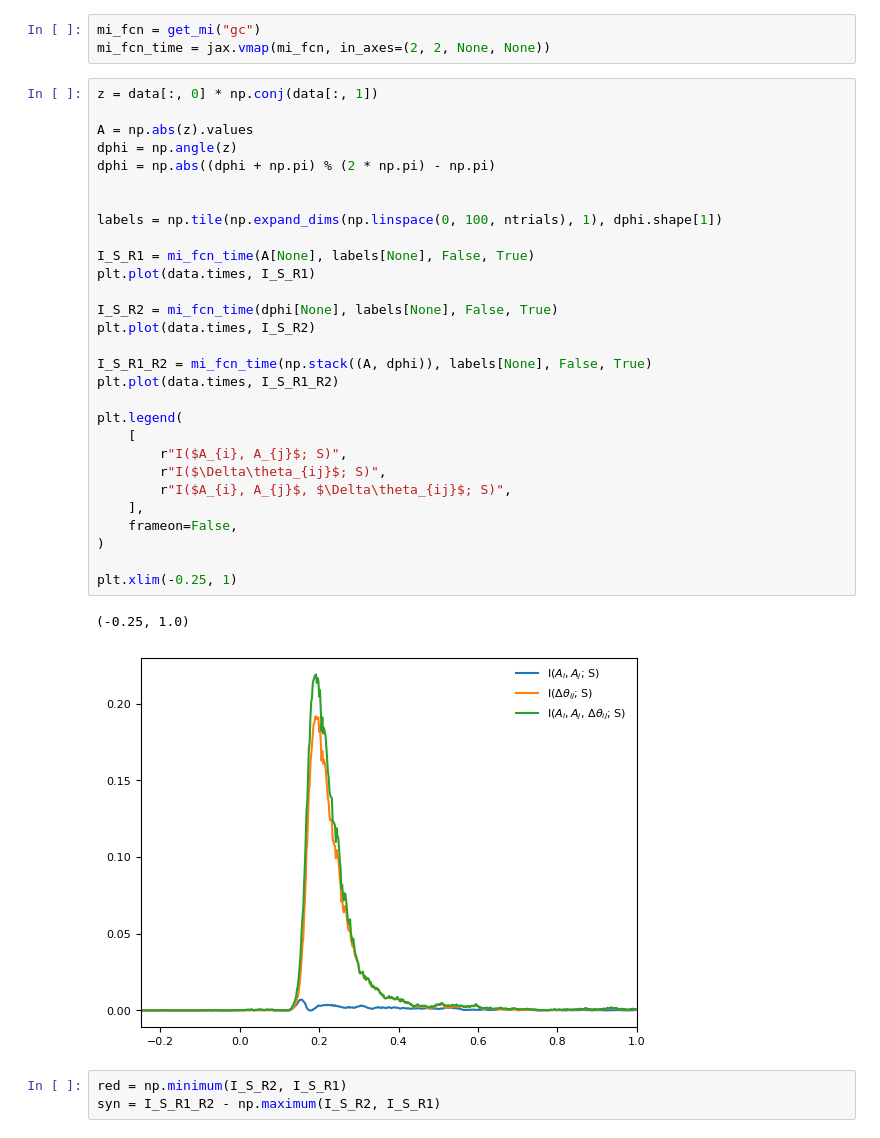
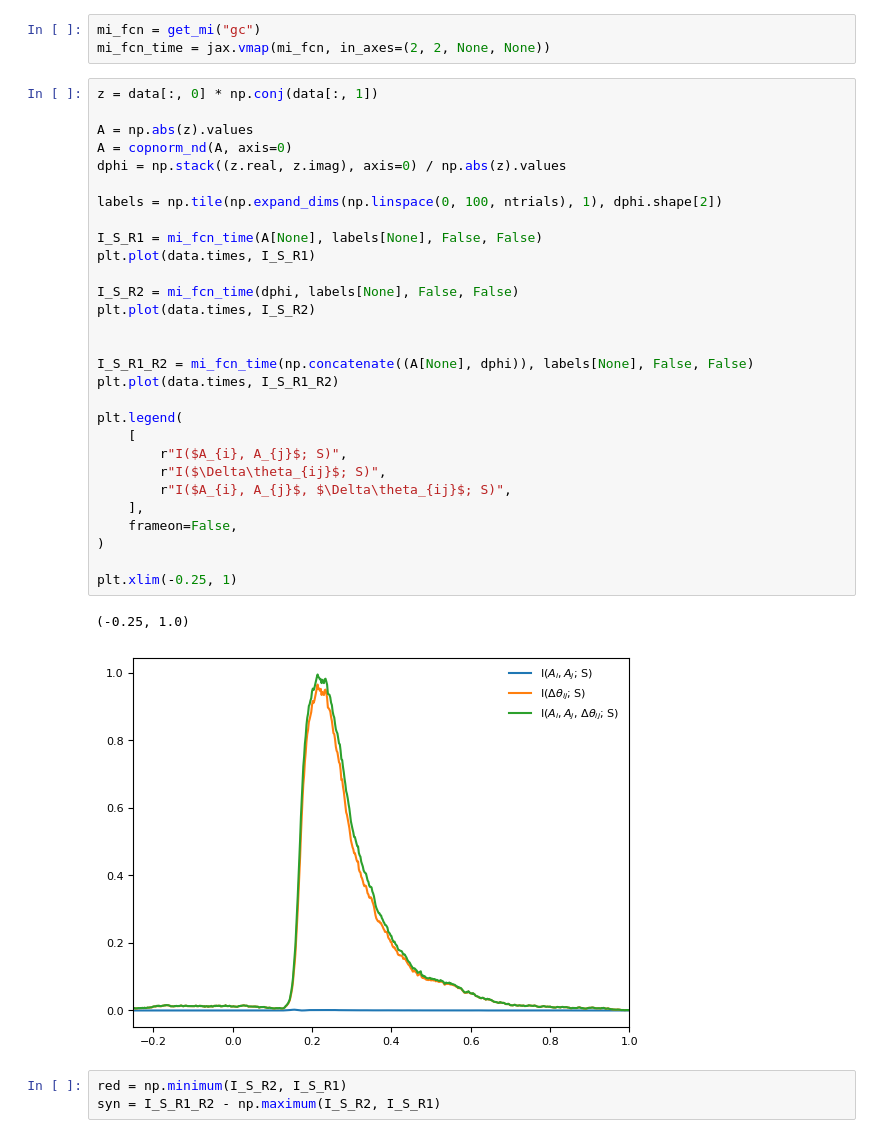
Before and after one commit to brainets/neopid, a Jupyter notebook: notebooks/Figure3.ipynb, the cells around one changed output. Cells and saved outputs as stored; diff of their text form.

```diff
--- a/notebooks/Figure3.ipynb
+++ b/notebooks/Figure3.ipynb
@@ -100,35 +100,35 @@ mi_fcn_time = jax.vmap(mi_fcn, in_axes=(2, 2, None, None))
 # %%
 z = data[:, 0] * np.conj(data[:, 1])
 
 A = np.abs(z).values
-dphi = np.angle(z)
-dphi = np.abs((dphi + np.pi) % (2 * np.pi) - np.pi)
+A = copnorm_nd(A, axis=0)
+dphi = np.stack((z.real, z.imag), axis=0) / np.abs(z).values
+
+labels = np.tile(np.expand_dims(np.linspace(0, 100, ntrials), 1), dphi.shape[2])
+
+I_S_R1 = mi_fcn_time(A[None], labels[None], False, False)
+plt.plot(data.times, I_S_R1)
+
+I_S_R2 = mi_fcn_time(dphi, labels[None], False, False)
+plt.plot(data.times, I_S_R2)
 
 
-labels = np.tile(np.expand_dims(np.linspace(0, 100, ntrials), 1), dphi.shape[1])
-
-I_S_R1 = mi_fcn_time(A[None], labels[None], False, True)
-plt.plot(data.times, I_S_R1)
-
-I_S_R2 = mi_fcn_time(dphi[None], labels[None], False, True)
-plt.plot(data.times, I_S_R2)
-
-I_S_R1_R2 = mi_fcn_time(np.stack((A, dphi)), labels[None], False, True)
+I_S_R1_R2 = mi_fcn_time(np.concatenate((A[None], dphi)), labels[None], False, False)
 plt.plot(data.times, I_S_R1_R2)
 
 plt.legend(
     [
         r"I($A_{i}, A_{j}$; S)",
         r"I($\Delta\theta_{ij}$; S)",
         r"I($A_{i}, A_{j}$, $\Delta\theta_{ij}$; S)",
     ],
     frameon=False,
 )
 
 plt.xlim(-0.25, 1)
 # %% [output]
 (-0.25, 1.0)
-[figure, old version]
+[figure, new version]
 # %%
 red = np.minimum(I_S_R2, I_S_R1)
 syn = I_S_R1_R2 - np.maximum(I_S_R2, I_S_R1)
```
Also changed, not shown: parts of 3 cells of this notebook, 4 other files.
